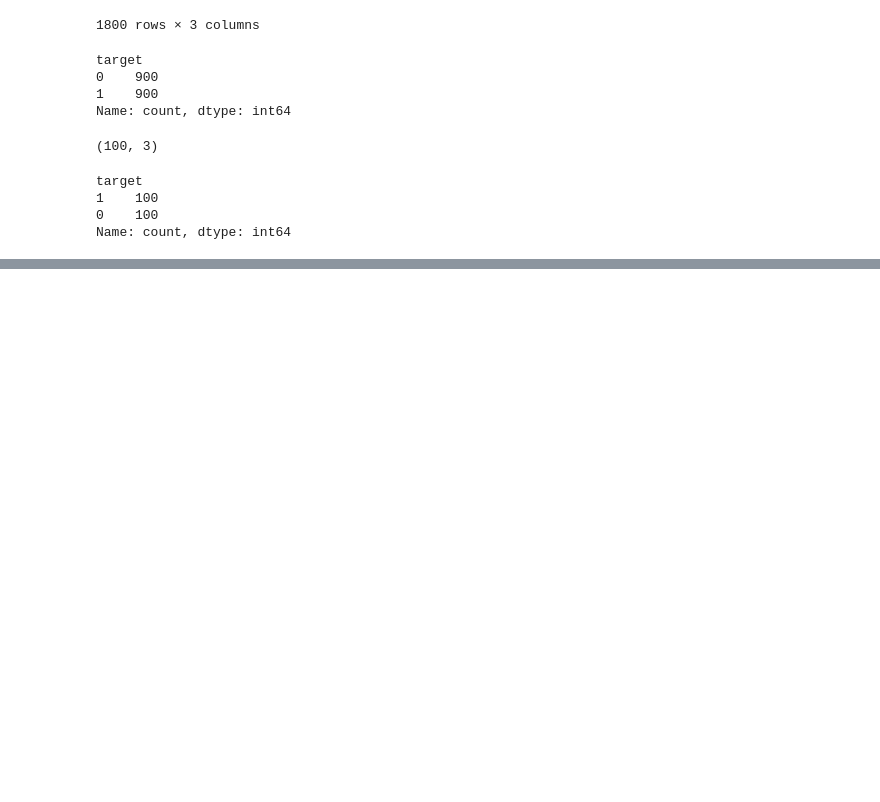
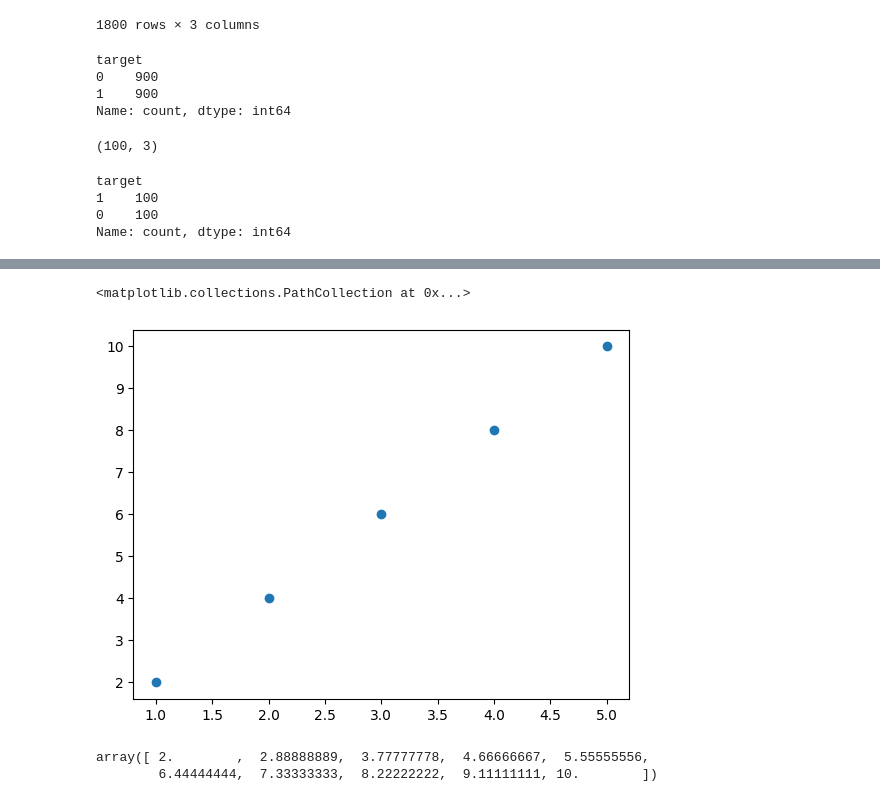
Before and after one commit to prshntshinde/pw-datascience, a Jupyter notebook: practice_sessions/machine-learning/ml-ses1.ipynb, the cells around one changed output, grey strips where cells are left out. Cells and saved outputs as stored; diff of their text form; code cells hidden in the pictures; blank space fills up the shorter version.

```diff
--- a/practice_sessions/machine-learning/ml-ses1.ipynb
+++ b/practice_sessions/machine-learning/ml-ses1.ipynb
@@ -315,0 +396,12 @@ Name: count, dtype: int64
+# %%
+import numpy as np
+
+x = np.array([1,2,3,4,5])
+y = np.array([2,4,6,8,10])
+# %%
+import matplotlib.pyplot as plt
+
+plt.scatter(x,y)
+# %% [output]
+<matplotlib.collections.PathCollection at 0x...>
+[figure, added]
@@ -315,0 +412,5 @@ Name: count, dtype: int64
+# %%
+y_interp
+# %% [output]
+array([ 2.        ,  2.88888889,  3.77777778,  4.66666667,  5.55555556,
+        6.44444444,  7.33333333,  8.22222222,  9.11111111, 10.        ])
```
Also changed, not shown: parts of 29 cells of this notebook.
